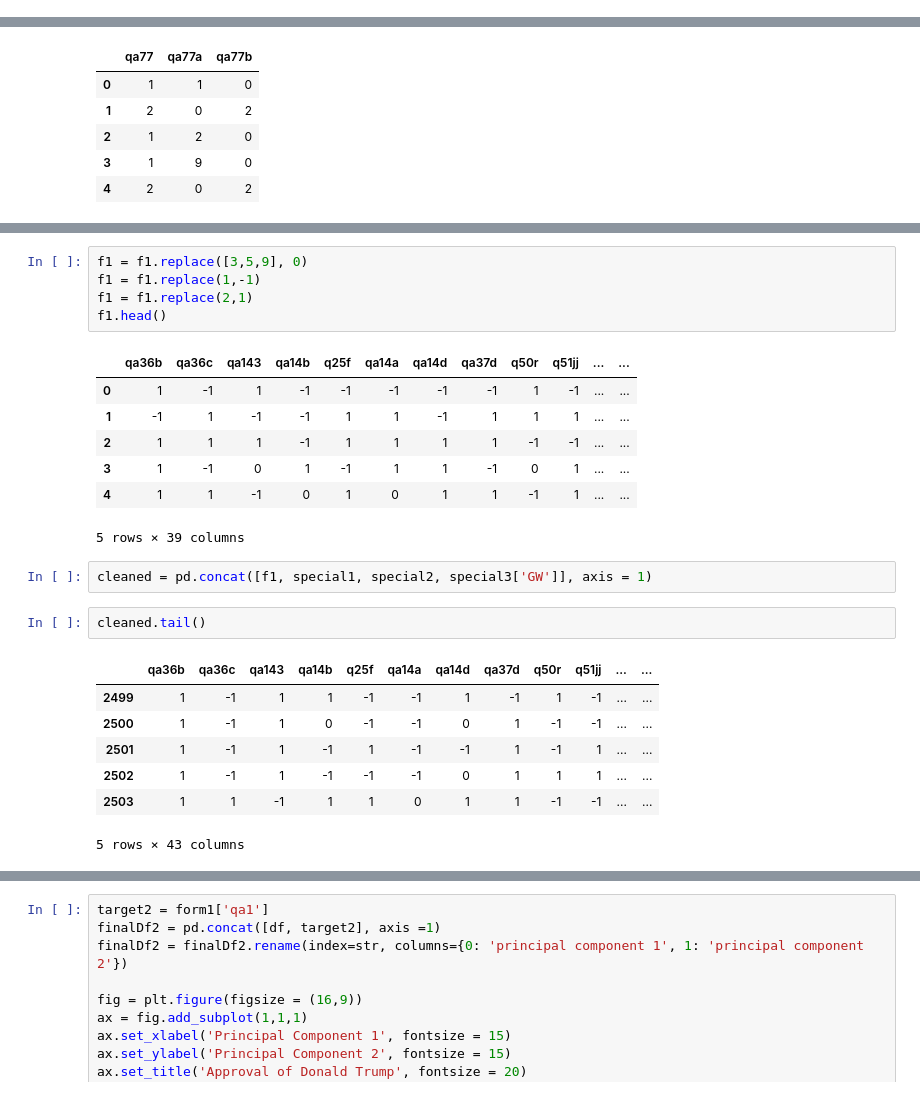
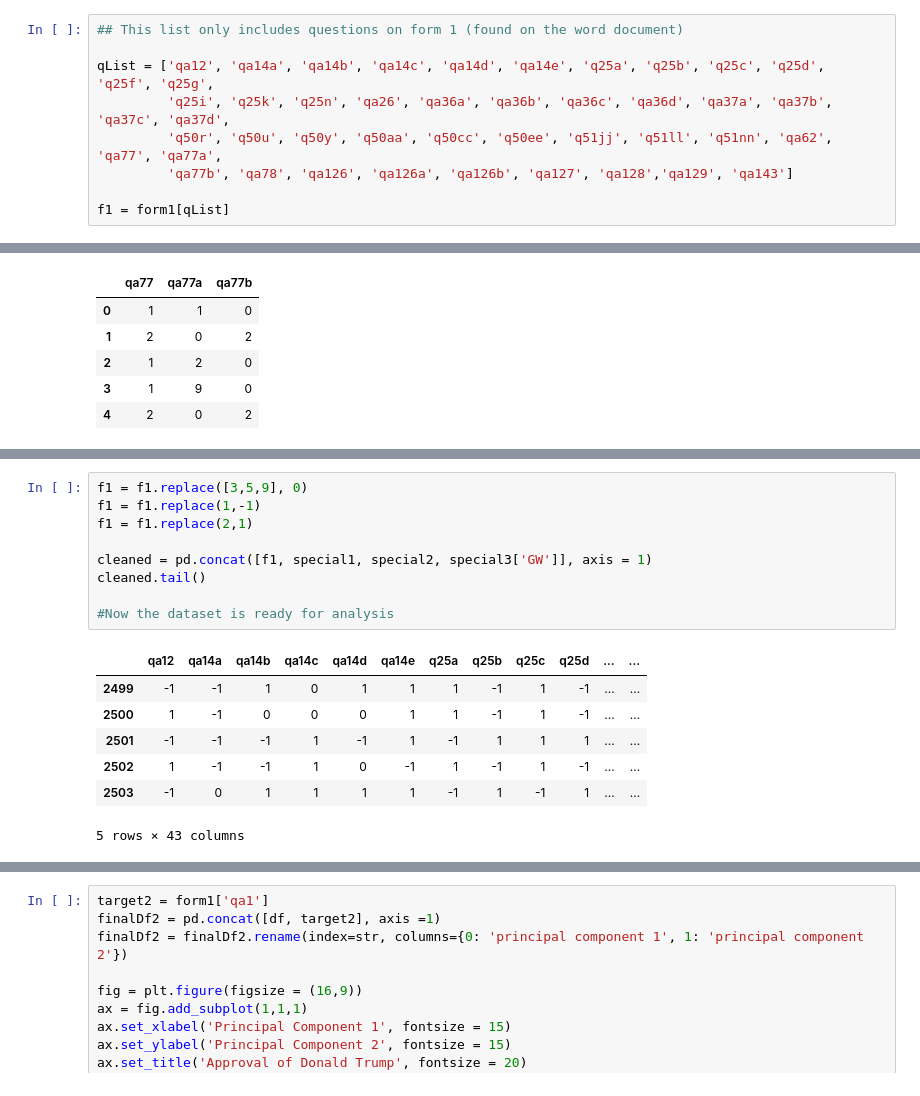
Before and after one commit to taylor-rao/unsupervised, a Jupyter notebook: unsupervised.ipynb, the cells around one changed output, grey strips where cells are left out. Cells and saved outputs as stored; diff of their text form.

```diff
--- a/unsupervised.ipynb
+++ b/unsupervised.ipynb
@@ -203,0 +63,9 @@ f1.head()
+# %%
+## This list only includes questions on form 1 (found on the word document)
+
+qList = ['qa12', 'qa14a', 'qa14b', 'qa14c', 'qa14d', 'qa14e', 'q25a', 'q25b', 'q25c', 'q25d', 'q25f', 'q25g',
+         'q25i', 'q25k', 'q25n', 'qa26', 'qa36a', 'qa36b', 'qa36c', 'qa36d', 'qa37a', 'qa37b', 'qa37c', 'qa37d',
+         'q50r', 'q50u', 'q50y', 'q50aa', 'q50cc', 'q50ee', 'q51jj', 'q51ll', 'q51nn', 'qa62', 'qa77', 'qa77a',
+         'qa77b', 'qa78', 'qa126', 'qa126a', 'qa126b', 'qa127', 'qa128','qa129', 'qa143']
+
+f1 = form1[qList]
@@ -308,25 +163,17 @@ See the caveats in the documentation: http://pandas.pydata.org/pandas-docs/stabl
 # %%
 f1 = f1.replace([3,5,9], 0)
 f1 = f1.replace(1,-1)
 f1 = f1.replace(2,1)
-f1.head()
+
+cleaned = pd.concat([f1, special1, special2, special3['GW']], axis = 1)
+cleaned.tail()
+
+#Now the dataset is ready for analysis
 # %% [output]
-|  | qa36b | qa36c | qa143 | qa14b | q25f | qa14a | qa14d | qa37d | q50r | q51jj | ... | ... |
-| 0 | 1 | -1 | 1 | -1 | -1 | -1 | -1 | -1 | 1 | -1 | ... | ... |
-| 1 | -1 | 1 | -1 | -1 | 1 | 1 | -1 | 1 | 1 | 1 | ... | ... |
-| 2 | 1 | 1 | 1 | -1 | 1 | 1 | 1 | 1 | -1 | -1 | ... | ... |
-| 3 | 1 | -1 | 0 | 1 | -1 | 1 | 1 | -1 | 0 | 1 | ... | ... |
-| 4 | 1 | 1 | -1 | 0 | 1 | 0 | 1 | 1 | -1 | 1 | ... | ... |
+|  | qa12 | qa14a | qa14b | qa14c | qa14d | qa14e | q25a | q25b | q25c | q25d | ... | ... |
+| 2499 | -1 | -1 | 1 | 0 | 1 | 1 | 1 | -1 | 1 | -1 | ... | ... |
+| 2500 | 1 | -1 | 0 | 0 | 0 | 1 | 1 | -1 | 1 | -1 | ... | ... |
+| 2501 | -1 | -1 | -1 | 1 | -1 | 1 | -1 | 1 | 1 | 1 | ... | ... |
+| 2502 | 1 | -1 | -1 | 1 | 0 | -1 | 1 | -1 | 1 | -1 | ... | ... |
+| 2503 | -1 | 0 | 1 | 1 | 1 | 1 | -1 | 1 | -1 | 1 | ... | ... |
-5 rows × 39 columns
+5 rows × 43 columns
-# %%
-cleaned = pd.concat([f1, special1, special2, special3['GW']], axis = 1)
-# %%
-cleaned.tail()
-# %% [output]
-|  | qa36b | qa36c | qa143 | qa14b | q25f | qa14a | qa14d | qa37d | q50r | q51jj | ... | ... |
-| 2499 | 1 | -1 | 1 | 1 | -1 | -1 | 1 | -1 | 1 | -1 | ... | ... |
-| 2500 | 1 | -1 | 1 | 0 | -1 | -1 | 0 | 1 | -1 | -1 | ... | ... |
-| 2501 | 1 | -1 | 1 | -1 | 1 | -1 | -1 | 1 | -1 | 1 | ... | ... |
-| 2502 | 1 | -1 | 1 | -1 | -1 | -1 | 0 | 1 | 1 | 1 | ... | ... |
-| 2503 | 1 | 1 | -1 | 1 | 1 | 0 | 1 | 1 | -1 | -1 | ... | ... |
-5 rows × 43 columns
```
Also changed, not shown: parts of 44 cells of this notebook.
